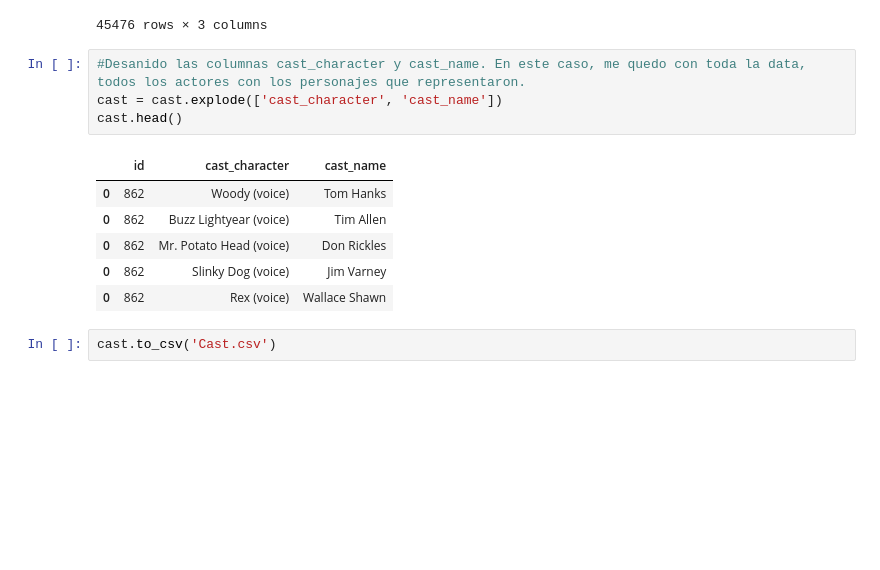
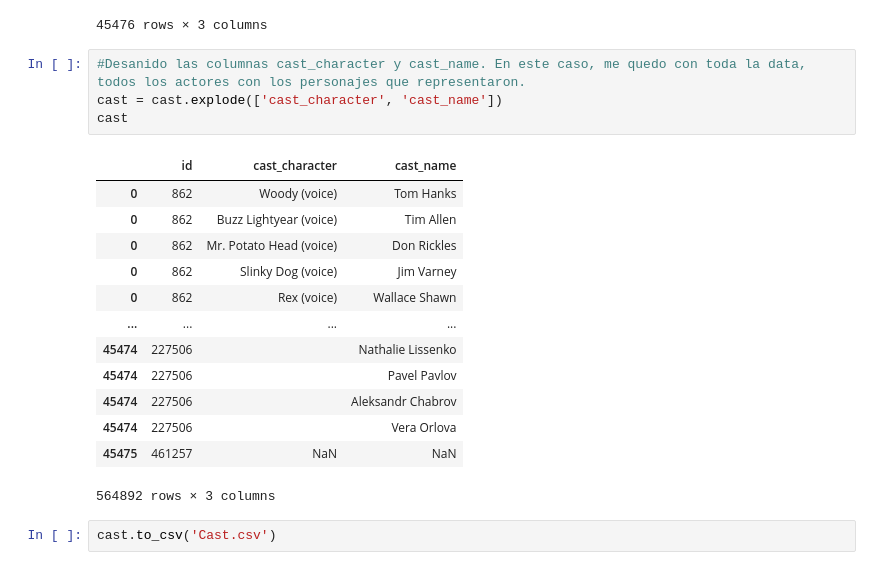
Before and after one commit to Crichu/moviesrecom, a Jupyter notebook: Credits ETL.ipynb, the cells around one changed output. Cells and saved outputs as stored; diff of their text form; blank space fills up the shorter version.

```diff
--- a/Credits ETL.ipynb
+++ b/Credits ETL.ipynb
@@ -193,13 +200,20 @@ cast
 # %%
 #Desanido las columnas cast_character y cast_name. En este caso, me quedo con toda la data, todos los actores con los personajes que representaron.
 cast = cast.explode(['cast_character', 'cast_name'])
-cast.head()
+cast
 # %% [output]
 |  | id | cast_character | cast_name |
 | 0 | 862 | Woody (voice) | Tom Hanks |
 | 0 | 862 | Buzz Lightyear (voice) | Tim Allen |
 | 0 | 862 | Mr. Potato Head (voice) | Don Rickles |
 | 0 | 862 | Slinky Dog (voice) | Jim Varney |
 | 0 | 862 | Rex (voice) | Wallace Shawn |
+| ... | ... | ... | ... |
+| 45474 | 227506 |  | Nathalie Lissenko |
+| 45474 | 227506 |  | Pavel Pavlov |
+| 45474 | 227506 |  | Aleksandr Chabrov |
+| 45474 | 227506 |  | Vera Orlova |
+| 45475 | 461257 | NaN | NaN |
+564892 rows × 3 columns
 # %%
 cast.to_csv('Cast.csv')
```
Also changed, not shown: parts of 1 cell of this notebook, 3 other files.
